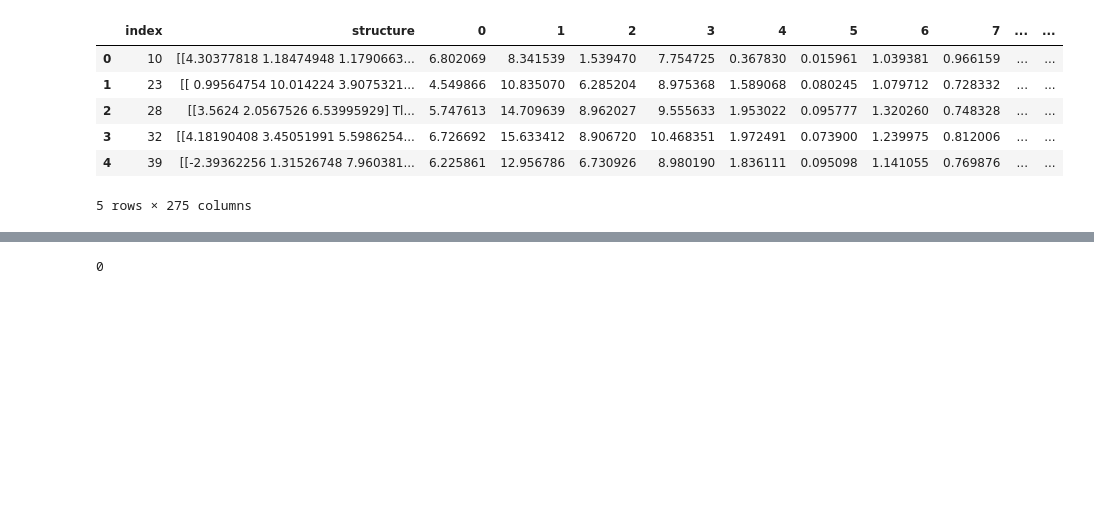
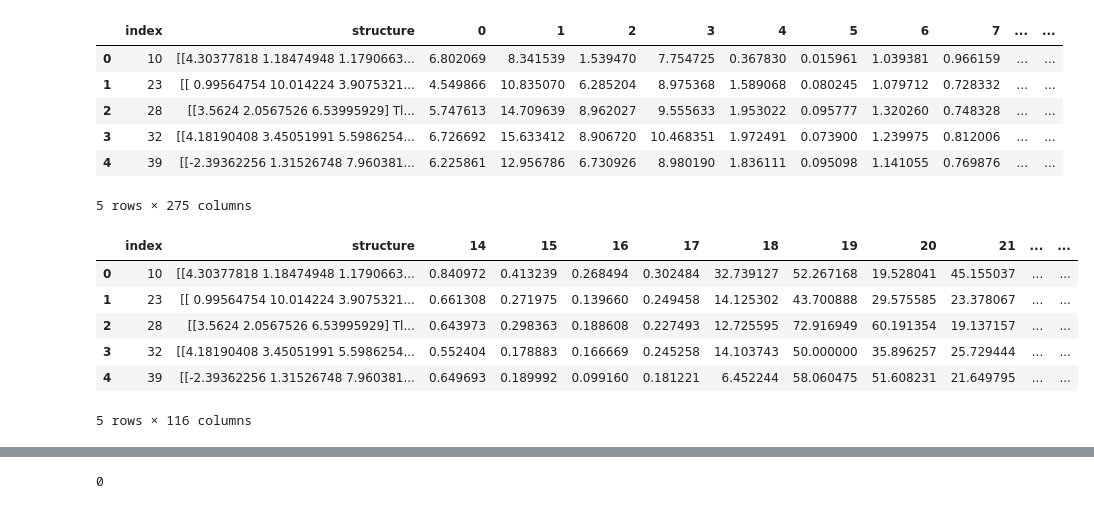
Before and after one commit to Mohammad-vahdat/machine-learning-dimensionalities-and-binding-energy, a Jupyter notebook: Test_theModel_on_setC.ipynb, the cells around one changed output, grey strips where cells are left out. Saved outputs shown, nothing was run; the diff lists cells and outputs as text; code cells hidden in the pictures; blank space fills up the shorter version.

```diff
--- a/Test_theModel_on_setC.ipynb
+++ b/Test_theModel_on_setC.ipynb
@@ -10,7 +10,7 @@ import os
 import numpy as np
 %matplotlib inline
 # %%
-df_features = pd.read_pickle('features_MultipleFeaturizer_setC.pkl')
+df_features = pd.read_pickle('pickle_files/features_MultipleFeaturizer_setC.pkl')
 # %%
 df_features.head()
 # %% [output]
@@ -21,6 +21,24 @@ df_features.head()
 | 3 | 32 | [[4.18190408 3.45051991 5.5986254... | 6.726692 | 15.633412 | 8.906720 | 10.468351 | 1.972491 | 0.073900 | 1.239975 | 0.812006 | ... | ... |
 | 4 | 39 | [[-2.39362256 1.31526748 7.960381... | 6.225861 | 12.956786 | 6.730926 | 8.980190 | 1.836111 | 0.095098 | 1.141055 | 0.769876 | ... | ... |
 5 rows × 275 columns
+# %%
+features_with_small_contribution = [0, 1, 2, 3, 4, 5, 6,7, 8, 9,10,11,12,13, 128, 129,130,131,132,133,134,135,
+                         136,137,138,139,140,141,142,143,144,145,146,147,148,149,150,151,152,153,154,
+                         155,156,157,158,159,160,161,162,163,164,165,166,167,168,169,170,171,172,173,
+                         174,175,176,177,178,179,180,181,182,183,184,185,186,187,188,189,190,191,192,
+                         193,194,195,196,197,198,199,200,201,202,203,204,205,206,207,208,209,210,211,
+                         212,213,214,215,216,217,218,219,220,221,222,223,224,225,226,227,228,229,230,
+                         231,232,233,234,235,236,237,238,239,240,241,242,243,244,245,246,247,248,249,
+                         250,251,252,253,254,255,256,257,258,259,260,261,262,263,264,265,266,267,268,
+                         269,270,271,272]
 # %%
-df_features = df_features.dropna()
-X_setC = df_features.drop(['index', 'structure'], axis = 1).values
+df_features = df_features.drop(features_with_small_contribution, axis = 1)
+df_features.head()
+# %% [output]
+|  | index | structure | 14 | 15 | 16 | 17 | 18 | 19 | 20 | 21 | ... | ... |
+| 0 | 10 | [[4.30377818 1.18474948 1.1790663... | 0.840972 | 0.413239 | 0.268494 | 0.302484 | 32.739127 | 52.267168 | 19.528041 | 45.155037 | ... | ... |
+| 1 | 23 | [[ 0.99564754 10.014224 3.9075321... | 0.661308 | 0.271975 | 0.139660 | 0.249458 | 14.125302 | 43.700888 | 29.575585 | 23.378067 | ... | ... |
+| 2 | 28 | [[3.5624 2.0567526 6.53995929] Tl... | 0.643973 | 0.298363 | 0.188608 | 0.227493 | 12.725595 | 72.916949 | 60.191354 | 19.137157 | ... | ... |
+| 3 | 32 | [[4.18190408 3.45051991 5.5986254... | 0.552404 | 0.178883 | 0.166669 | 0.245258 | 14.103743 | 50.000000 | 35.896257 | 25.729444 | ... | ... |
+| 4 | 39 | [[-2.39362256 1.31526748 7.960381... | 0.649693 | 0.189992 | 0.099160 | 0.181221 | 6.452244 | 58.060475 | 51.608231 | 21.649795 | ... | ... |
+5 rows × 116 columns
```
Also changed, not shown: parts of 4 cells of this notebook, 3 other files.
